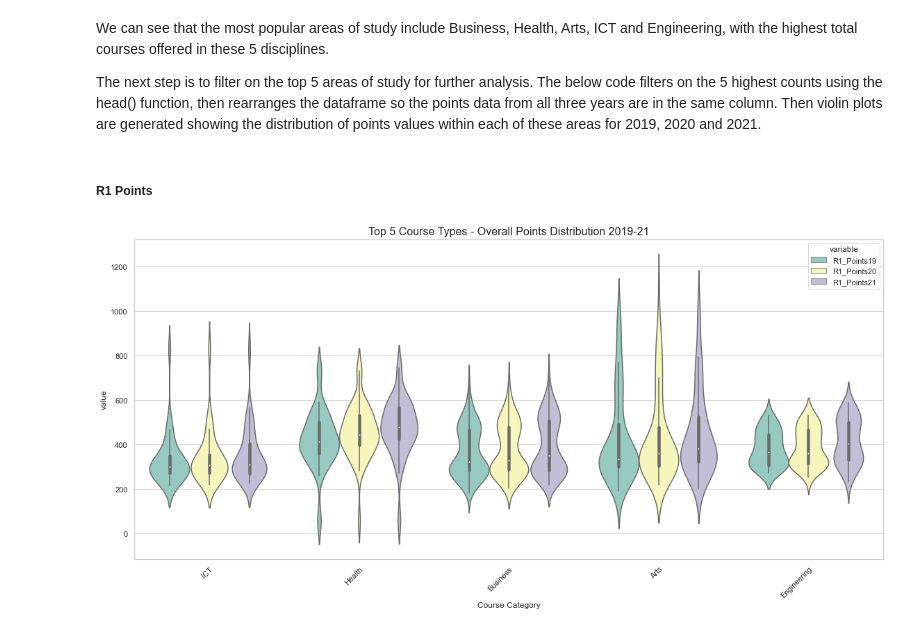
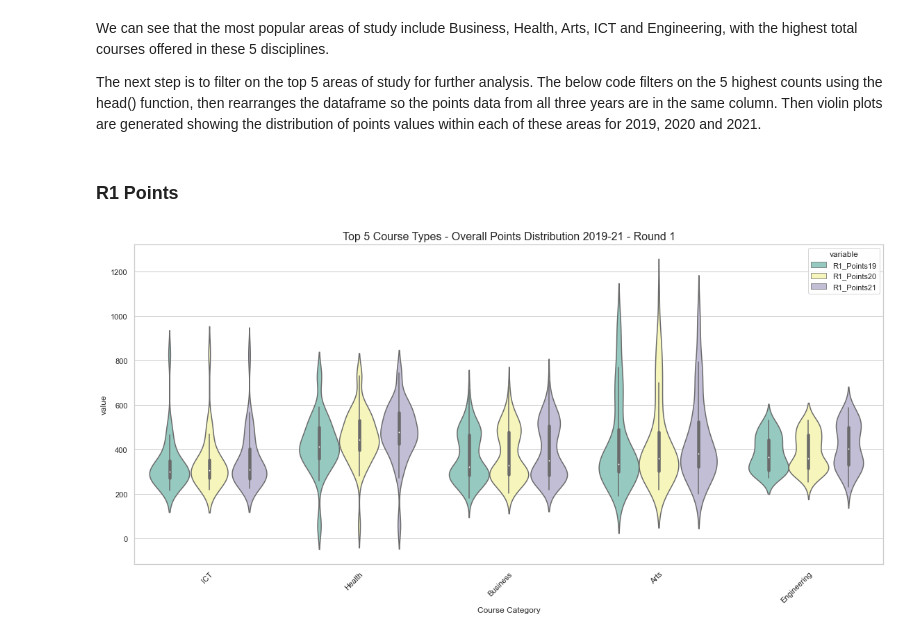
Before and after one commit to katemcg93/Fundamentals-of-Data-Analysis-21-Assessment, a Jupyter notebook: cao.ipynb, the cells around one changed output. Cells and saved outputs as stored; diff of their text form; code cells hidden in the pictures.

```diff
--- a/cao.ipynb
+++ b/cao.ipynb
@@ -629,25 +629,29 @@ We can see that the most popular areas of study include Business, Health, Arts,
 
 The next step is to filter on the top 5 areas of study for further analysis. The below code filters on the 5 highest counts using the head() function, then rearranges the dataframe so the points data from all three years are in the same column. Then violin plots are generated showing the distribution of points values within each of these areas for 2019, 2020 and 2021.
 # %% [markdown]
-##### R1 Points
+### R1 Points
 # %%
 #Get the top 5 areas of study, then filter the original dataframe to get the points distribution for them
 top_5_courses = sorted_courses.head(n = 5)
 top_5_list = top_5_courses.index.tolist()
 top_5_filter = merge_points_2["Course Category"].isin(top_5_list)
 top_5_df = merge_points_2[top_5_filter]
 
 fig, ax = plt.subplots()
 
-#Melt dataframe
+#Melt dataframe so points values for all years are in same column
 top_5_melt = top_5_df.melt(id_vars = ["Course Category"], value_vars= ["R1_Points19", "R1_Points20", "R1_Points21"])
 sns.violinplot(data = top_5_melt, y = "value", x = "Course Category", hue = "variable", palette = "Set3")
+
+#Tidy up x labels
 xlabels =["ICT", "Health", "Business", "Arts", "Engineering"]
 ax.set_xticklabels(xlabels, rotation=45, ha='right', rotation_mode='anchor')
-plt.title("Top 5 Course Types - Overall Points Distribution 2019-21", fontsize = 16)
+
+plt.title("Top 5 Course Types - Overall Points Distribution 2019-21 - Round 1", fontsize = 16)
 plt.tight_layout()
 sns.set_theme(style='whitegrid')
+
 plt.show()
 plt.close()
 # %% [output]
-[figure, old version]
+[figure, new version]
```
Also changed, not shown: parts of 5 cells of this notebook.
